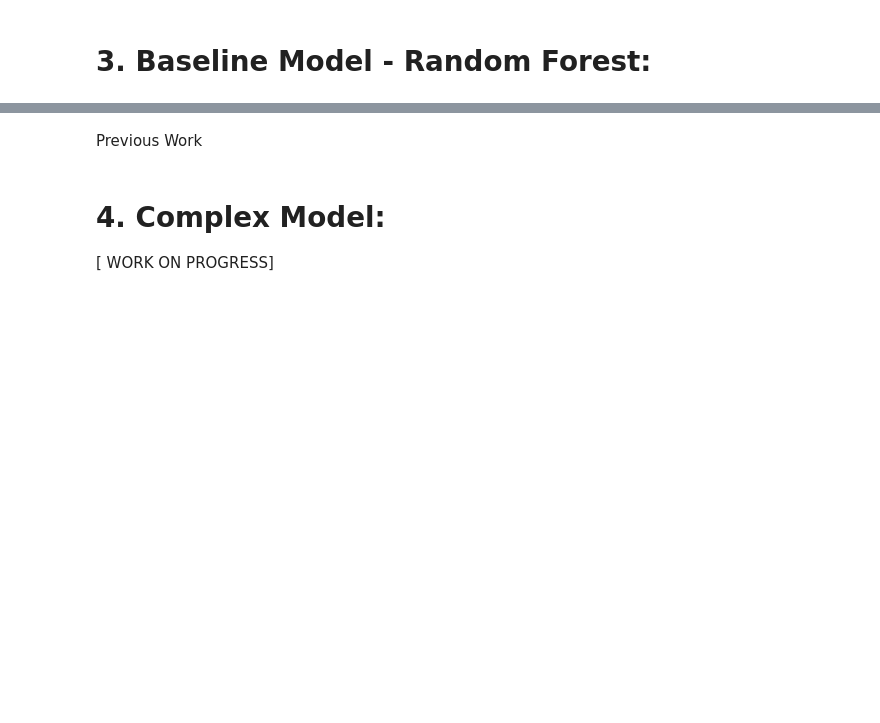
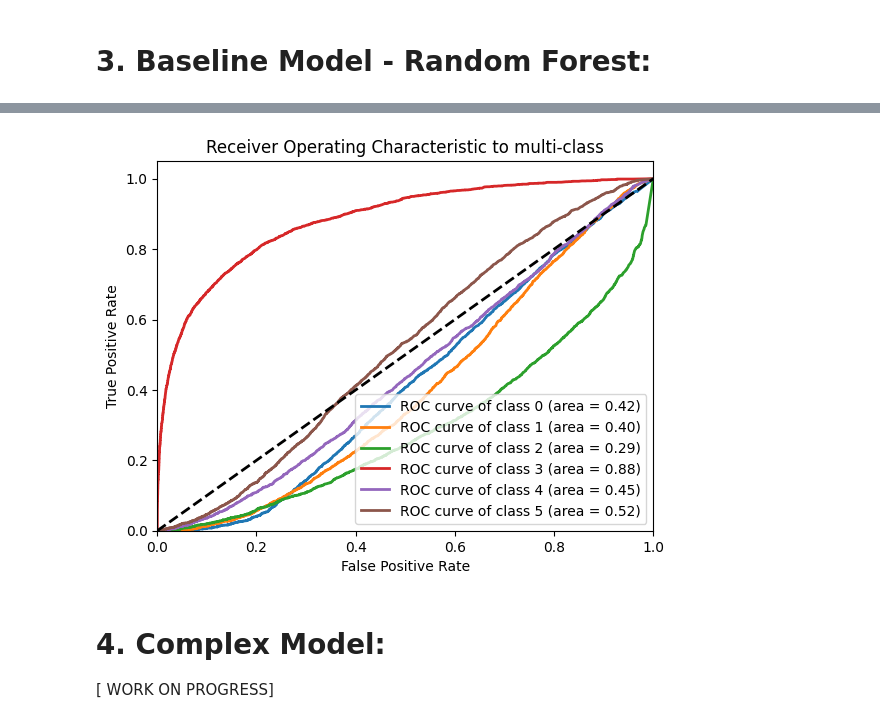
Before and after one commit to ramisa7/Team_EEG, a Jupyter notebook: Baseline_Model_Data_Science_Final_Project.ipynb, the cells around one changed output, grey strips where cells are left out. Saved outputs shown, nothing was run; the diff lists cells and outputs as text; code cells hidden in the pictures; blank space fills up the shorter version.

```diff
--- a/Baseline_Model_Data_Science_Final_Project.ipynb
+++ b/Baseline_Model_Data_Science_Final_Project.ipynb
@@ -646,2 +363,0 @@ K-fold validation & ensemble:
-# %% [markdown]
-Previous Work
@@ -654,18 +363,0 @@ display(df_test.head())
-# %%
-# Creating an empty DataFrame to store testing data
-X_test = pd.DataFrame()
-
-# Iterating over each test data point
-for i in tqdm.tqdm(range(len(df_test))):
-    # Loading EEG data for a specified eeg_id
-    eeg_id_ = df_test.loc[i, 'eeg_id']
-    tmp = pd.read_parquet(os.path.join( 'test_eegs', f'{eeg_id_}.parquet'))
-
-    # Extracting EEG data from the Cz electrode
-    cz_electrode_data = tmp['Cz']
-
-    # Adding the extracted data as a row to the testing DataFrame
-    X_test = pd.concat([X_test, cz_electrode_data.reset_index(drop=True).to_frame().transpose()], axis=0)
-# %%
-# build y_test = ground truth
-y_test = df_test['expert_consensus']   #doesnt work
@@ -687,3 +364,40 @@ print("Ensemble Accuracy:", accuracy)
+# %%
+# Plotting ROC curve for each class
+from sklearn.metrics import roc_curve, auc
+from sklearn.preprocessing import label_binarize
+from sklearn.multiclass import OneVsRestClassifier
+
+# Binarize the output
+y_bin = label_binarize(y_balanced, classes=['seizure_vote', 'lpd_vote', 'gpd_vote', 'lrda_vote', 'grda_vote', 'other_vote'])
+n_classes = y_bin.shape[1]
+
+# Learn to predict each class against the other
+classifier = OneVsRestClassifier(RandomForestClassifier(n_estimators=100, random_state=42))
+y_score = classifier.fit(X_train, y_train).predict_proba(X_test)
+
+# Compute ROC curve and ROC area for each class
+fpr = dict()
+tpr = dict()
+roc_auc = dict()
+for i in range(n_classes):
+    fpr[i], tpr[i], _ = roc_curve(label_binarize(y_test, classes=['seizure_vote', 'lpd_vote', 'gpd_vote', 'lrda_vote', 'grda_vote', 'other_vote'])[:, i], y_score[:, i])
+    roc_auc[i] = auc(fpr[i], tpr[i])
+
+# Plot all ROC curves
+plt.figure()
+for i in range(n_classes):
+    plt.plot(fpr[i], tpr[i], lw=2, label=f'ROC curve of class {i} (area = {roc_auc[i]:0.2f})')
+
+plt.plot([0, 1], [0, 1], 'k--', lw=2)
+plt.xlim([0.0, 1.0])
+plt.ylim([0.0, 1.05])
+plt.xlabel('False Positive Rate')
+plt.ylabel('True Positive Rate')
+plt.title('Receiver Operating Characteristic to multi-class')
+plt.legend(loc="lower right")
+plt.show()
+# %% [output]
+[figure, added]
 # %% [markdown]
 # 4. Complex Model:
 
```
Also changed, not shown: parts of 52 cells of this notebook.
